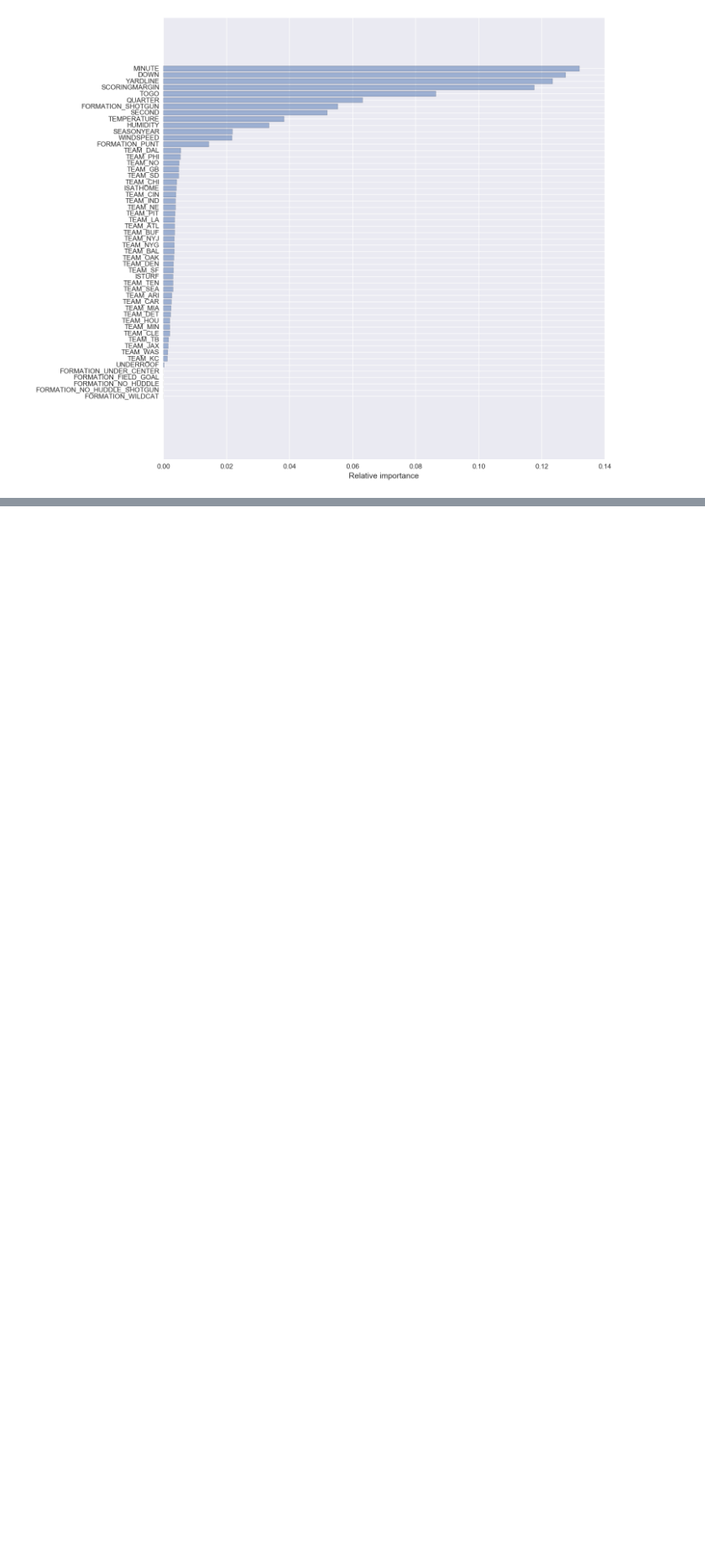
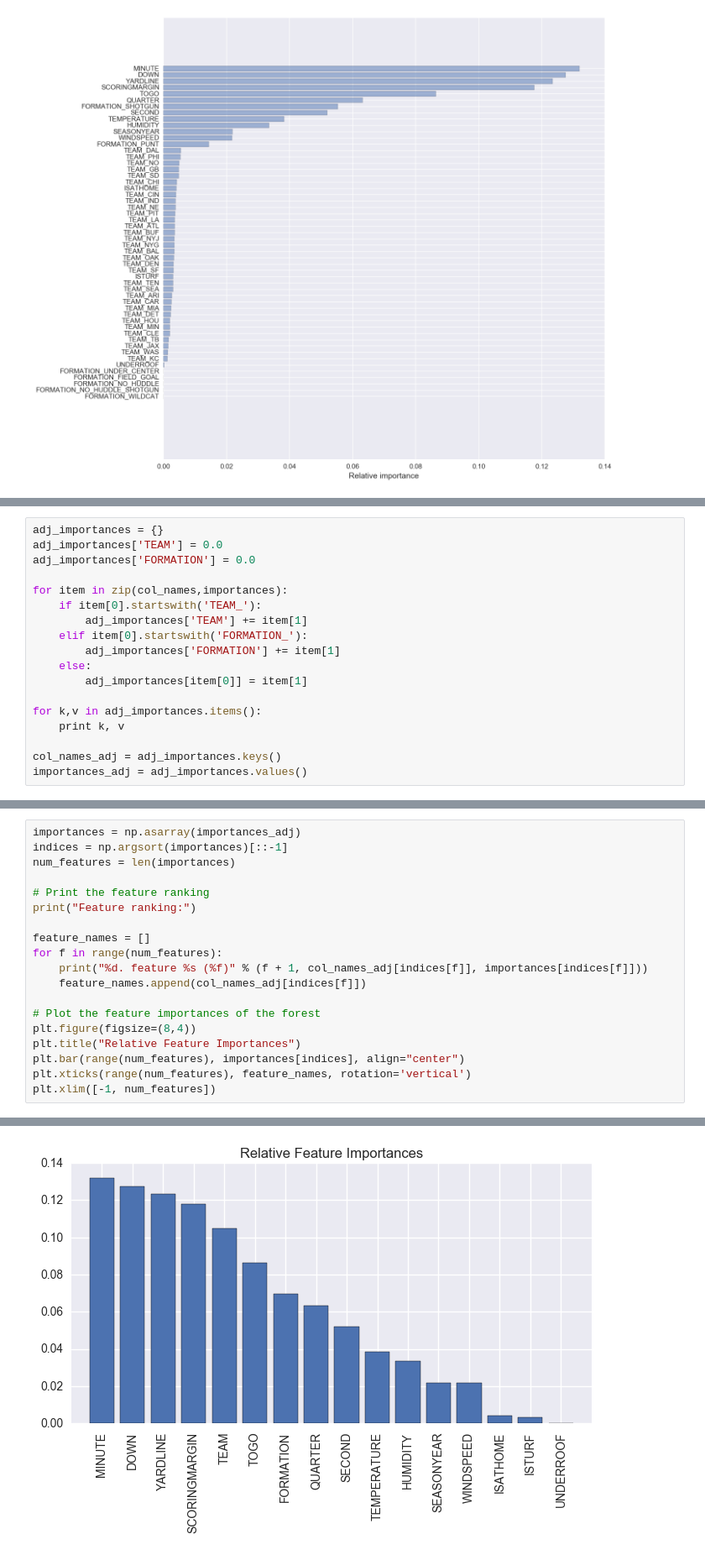
Before and after one commit to zreyn/nfl, a Jupyter notebook: notebooks/nfl-modeling.ipynb, the cells around one changed output, grey strips where cells are left out. Shown at 84% size. Drawn from its saved outputs; the diff is of its cells as text; blank space fills up the shorter version.

```diff
--- a/notebooks/nfl-modeling.ipynb
+++ b/notebooks/nfl-modeling.ipynb
@@ -1089,0 +1109,18 @@ array([[ DecisionTreeRegressor(criterion='friedman_mse', max_depth=3, max_featur
+# %%
+adj_importances = {}
+adj_importances['TEAM'] = 0.0
+adj_importances['FORMATION'] = 0.0
+
+for item in zip(col_names,importances):
+    if item[0].startswith('TEAM_'):
+        adj_importances['TEAM'] += item[1]
+    elif item[0].startswith('FORMATION_'):
+        adj_importances['FORMATION'] += item[1]
+    else:
+        adj_importances[item[0]] = item[1]
+
+for k,v in adj_importances.items():
+    print k, v
+
+col_names_adj = adj_importances.keys()
+importances_adj = adj_importances.values()
@@ -1089,0 +1144,20 @@ array([[ DecisionTreeRegressor(criterion='friedman_mse', max_depth=3, max_featur
+# %%
+importances = np.asarray(importances_adj)
+indices = np.argsort(importances)[::-1]
+num_features = len(importances)
+
+# Print the feature ranking
+print("Feature ranking:")
+
+feature_names = []
+for f in range(num_features):
+    print("%d. feature %s (%f)" % (f + 1, col_names_adj[indices[f]], importances[indices[f]]))
+    feature_names.append(col_names_adj[indices[f]])
+
+# Plot the feature importances of the forest
+plt.figure(figsize=(8,4))
+plt.title("Relative Feature Importances")
+plt.bar(range(num_features), importances[indices], align="center")
+plt.xticks(range(num_features), feature_names, rotation='vertical')
+plt.xlim([-1, num_features])
+# %% [output]
@@ -1089,0 +1182 @@ array([[ DecisionTreeRegressor(criterion='friedman_mse', max_depth=3, max_featur
+[figure, added]
```
Also changed, not shown: parts of 7 cells of this notebook, 1 other file.
